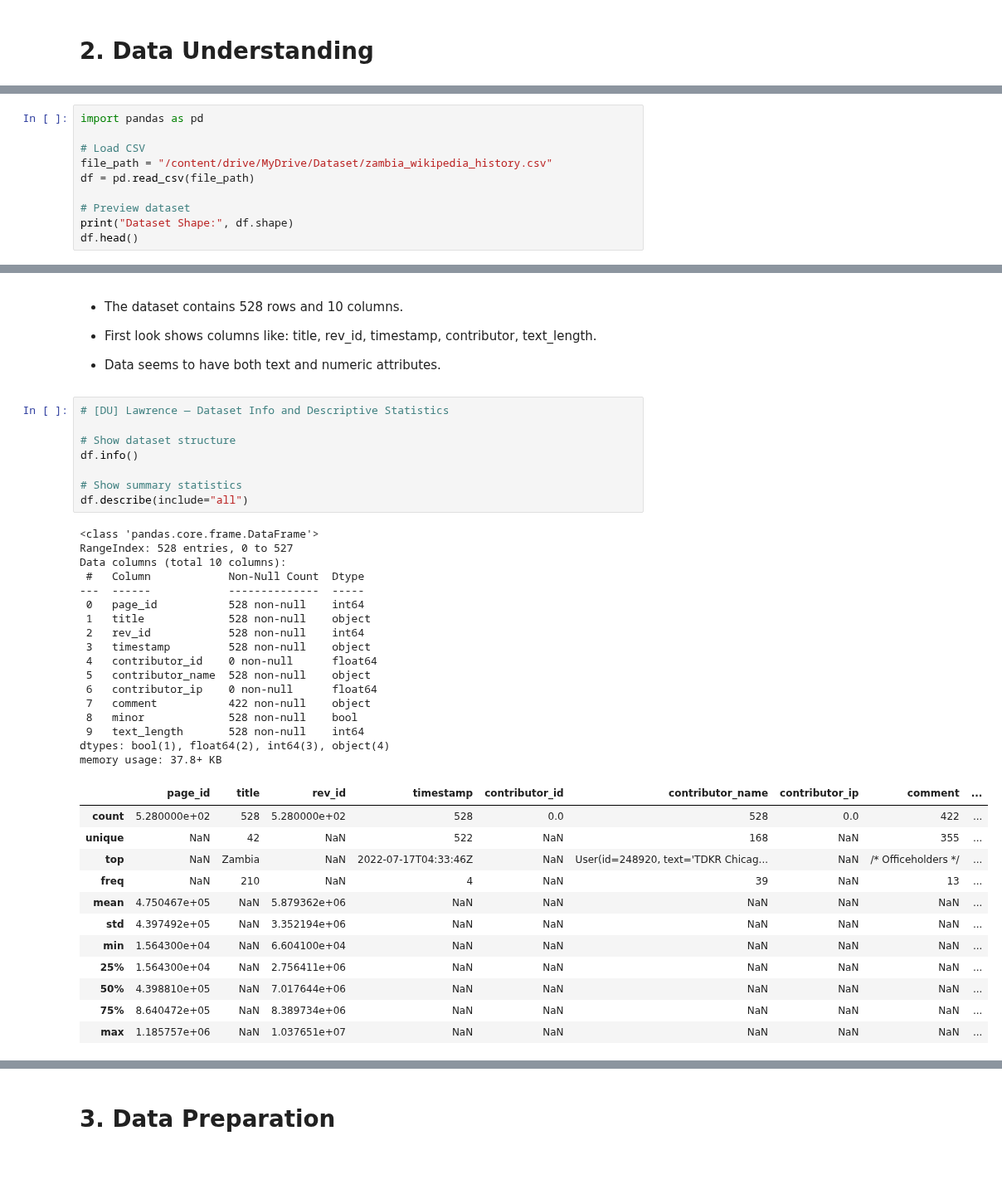
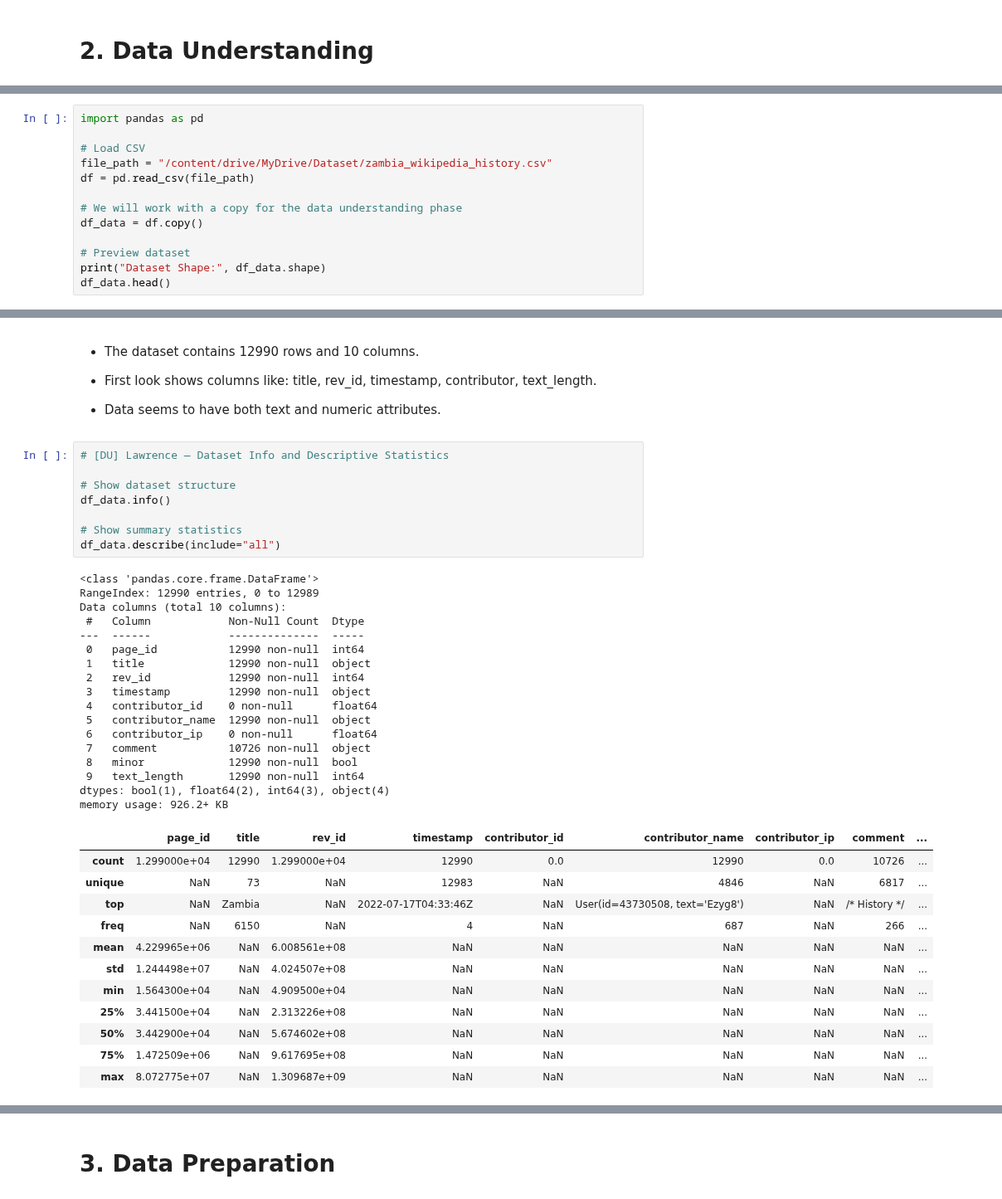
Before and after one commit to bruh7463/data_mining_project_team_14, a Jupyter notebook: data_mining_project.ipynb, the cells around one changed output, grey strips where cells are left out. Shown at 83% size. Saved outputs shown, nothing was run; the diff lists cells and outputs as text; blank space fills up the shorter version.

```diff
--- a/data_mining_project.ipynb
+++ b/data_mining_project.ipynb
@@ -56,7 +55,10 @@ import pandas as pd
 file_path = "/content/drive/MyDrive/Dataset/zambia_wikipedia_history.csv"
 df = pd.read_csv(file_path)
 
+# We will work with a copy for the data understanding phase
+df_data = df.copy()
+
 # Preview dataset
-print("Dataset Shape:", df.shape)
-df.head()
+print("Dataset Shape:", df_data.shape)
+df_data.head()
 # %% [output]
@@ -68,7 +70,7 @@ Dataset Shape: (528, 10)
 | 3 | 15643 | Zambia | 100964 | 2006-02-14T15:58:40Z | NaN | User(id=2131, text='Archer7') | NaN | corrected formatting | ... |
 | 4 | 15643 | Zambia | 100987 | 2006-02-14T16:17:15Z | NaN | User(id=2077, text='Freshstart') | NaN | typos, full names | ... |
 # %% [markdown]
-- The dataset contains 528 rows and 10 columns.
+- The dataset contains 12990 rows and 10 columns.
 
 - First look shows columns like: title, rev_id, timestamp, contributor, text_length.
 
@@ -76,39 +78,39 @@ Dataset Shape: (528, 10)
 # %%
 # [DU] Lawrence — Dataset Info and Descriptive Statistics
 
 # Show dataset structure
-df.info()
+df_data.info()
 
 # Show summary statistics
-df.describe(include="all")
+df_data.describe(include="all")
 # %% [output]
 <class 'pandas.core.frame.DataFrame'>
-RangeIndex: 528 entries, 0 to 527
+RangeIndex: 12990 entries, 0 to 12989
 Data columns (total 10 columns):
  #   Column            Non-Null Count  Dtype
 ---  ------            --------------  -----
- 0   page_id           528 non-null    int64
- 1   title             528 non-null    object
- 2   rev_id            528 non-null    int64
- 3   timestamp         528 non-null    object
+ 0   page_id           12990 non-null  int64
+ 1   title             12990 non-null  object
+ 2   rev_id            12990 non-null  int64
+ 3   timestamp         12990 non-null  object
  4   contributor_id    0 non-null      float64
- 5   contributor_name  528 non-null    object
+ 5   contributor_name  12990 non-null  object
  6   contributor_ip    0 non-null      float64
- 7   comment           422 non-null    object
- 8   minor             528 non-null    bool
- 9   text_length       528 non-null    int64
+ 7   comment           10726 non-null  object
+ 8   minor             12990 non-null  bool
+ 9   text_length       12990 non-null  int64
 dtypes: bool(1), float64(2), int64(3), object(4)
-memory usage: 37.8+ KB
+memory usage: 926.2+ KB
 |  | page_id | title | rev_id | timestamp | contributor_id | contributor_name | contributor_ip | comment | ... |
-| count | 5.280000e+02 | 528 | 5.280000e+02 | 528 | 0.0 | 528 | 0.0 | 422 | ... |
-| unique | NaN | 42 | NaN | 522 | NaN | 168 | NaN | 355 | ... |
-| top | NaN | Zambia | NaN | 2022-07-17T04:33:46Z | NaN | User(id=248920, text='TDKR Chicag... | NaN | /* Officeholders */ | ... |
-| freq | NaN | 210 | NaN | 4 | NaN | 39 | NaN | 13 | ... |
-| mean | 4.750467e+05 | NaN | 5.879362e+06 | NaN | NaN | NaN | NaN | NaN | ... |
-| std | 4.397492e+05 | NaN | 3.352194e+06 | NaN | NaN | NaN | NaN | NaN | ... |
-| min | 1.564300e+04 | NaN | 6.604100e+04 | NaN | NaN | NaN | NaN | NaN | ... |
-| 25% | 1.564300e+04 | NaN | 2.756411e+06 | NaN | NaN | NaN | NaN | NaN | ... |
-| 50% | 4.398810e+05 | NaN | 7.017644e+06 | NaN | NaN | NaN | NaN | NaN | ... |
-| 75% | 8.640472e+05 | NaN | 8.389734e+06 | NaN | NaN | NaN | NaN | NaN | ... |
-| max | 1.185757e+06 | NaN | 1.037651e+07 | NaN | NaN | NaN | NaN | NaN | ... |
+| count | 1.299000e+04 | 12990 | 1.299000e+04 | 12990 | 0.0 | 12990 | 0.0 | 10726 | ... |
+| unique | NaN | 73 | NaN | 12983 | NaN | 4846 | NaN | 6817 | ... |
+| top | NaN | Zambia | NaN | 2022-07-17T04:33:46Z | NaN | User(id=43730508, text='Ezyg8') | NaN | /* History */ | ... |
+| freq | NaN | 6150 | NaN | 4 | NaN | 687 | NaN | 266 | ... |
+| mean | 4.229965e+06 | NaN | 6.008561e+08 | NaN | NaN | NaN | NaN | NaN | ... |
+| std | 1.244498e+07 | NaN | 4.024507e+08 | NaN | NaN | NaN | NaN | NaN | ... |
+| min | 1.564300e+04 | NaN | 4.909500e+04 | NaN | NaN | NaN | NaN | NaN | ... |
+| 25% | 3.441500e+04 | NaN | 2.313226e+08 | NaN | NaN | NaN | NaN | NaN | ... |
+| 50% | 3.442900e+04 | NaN | 5.674602e+08 | NaN | NaN | NaN | NaN | NaN | ... |
+| 75% | 1.472509e+06 | NaN | 9.617695e+08 | NaN | NaN | NaN | NaN | NaN | ... |
+| max | 8.072775e+07 | NaN | 1.309687e+09 | NaN | NaN | NaN | NaN | NaN | ... |
 # %% [markdown]
```
Also changed, not shown: parts of 17 cells of this notebook.
